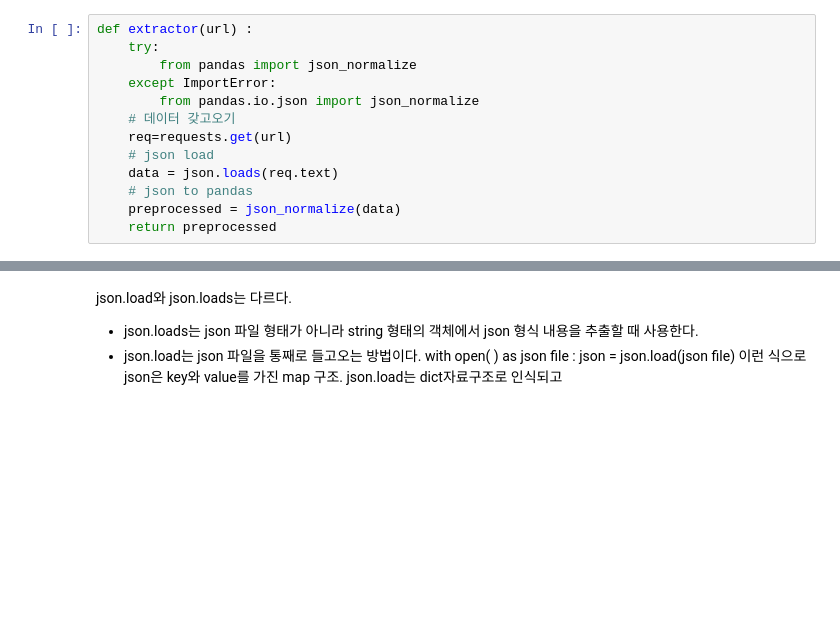
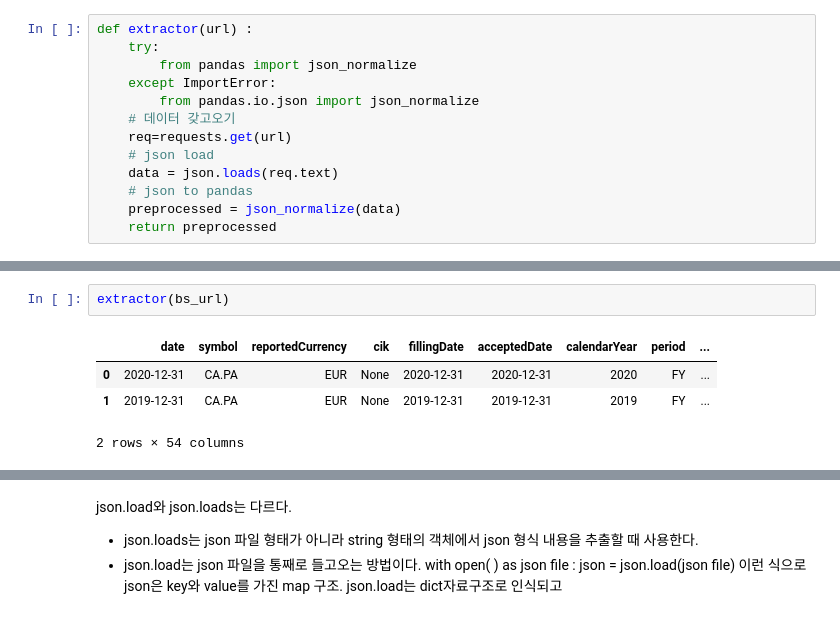
Before and after one commit to crossrobot/Hebronstar-Project, a Jupyter notebook: Financialmodelingprep.ipynb, the cells around one changed output, grey strips where cells are left out. Saved outputs shown, nothing was run; the diff lists cells and outputs as text; blank space fills up the shorter version.

```diff
--- a/Financialmodelingprep.ipynb
+++ b/Financialmodelingprep.ipynb
@@ -370,0 +368,7 @@ pd.DataFrame(nation_example.columns)
+# %%
+extractor(bs_url)
+# %% [output]
+|  | date | symbol | reportedCurrency | cik | fillingDate | acceptedDate | calendarYear | period | ... |
+| 0 | 2020-12-31 | CA.PA | EUR | None | 2020-12-31 | 2020-12-31 | 2020 | FY | ... |
+| 1 | 2019-12-31 | CA.PA | EUR | None | 2019-12-31 | 2019-12-31 | 2019 | FY | ... |
+2 rows × 54 columns
```
Also changed, not shown: parts of 38 cells of this notebook, 6 other files.
